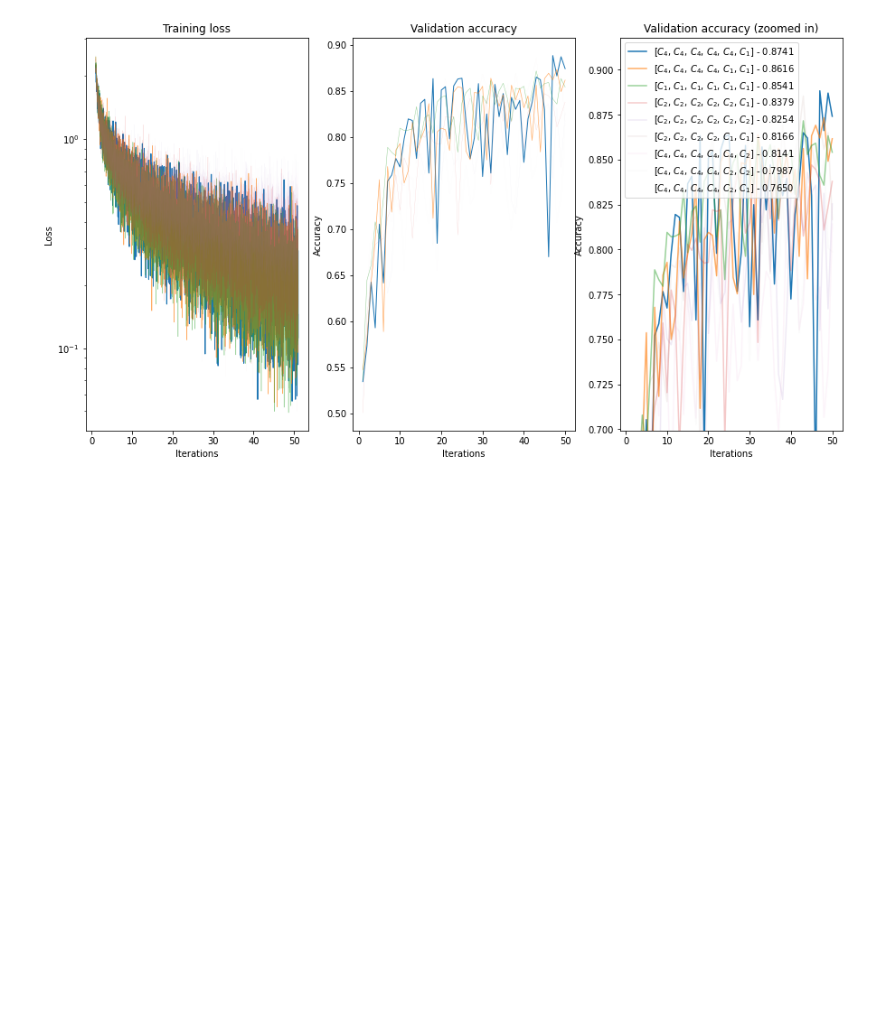
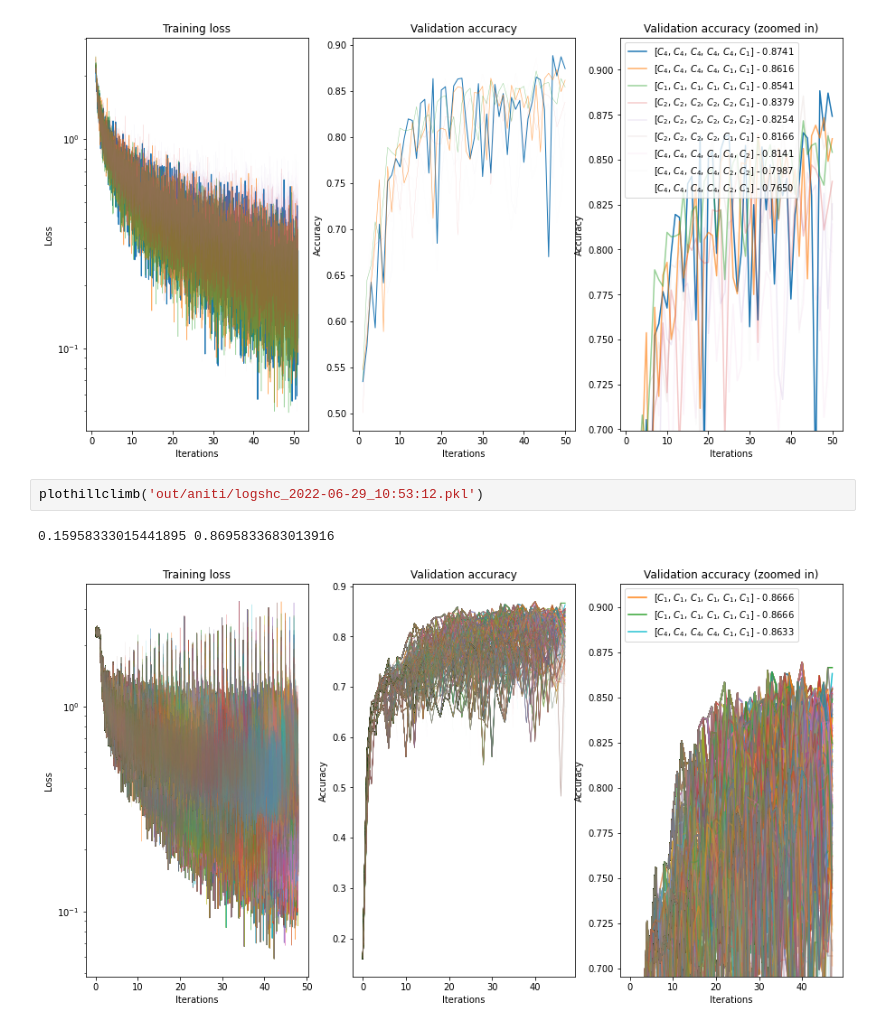
Before and after one commit to k8lion/equiNAS, a Jupyter notebook: plot.ipynb, the cells around one changed output. Drawn from its saved outputs; the diff is of its cells as text; blank space fills up the shorter version.

```diff
--- a/plot.ipynb
+++ b/plot.ipynb
@@ -66,3 +66,8 @@ plothillclimb('out/logshc_2022-06-28_10:16:20.pkl')
 # %% [output]
 0.7262499928474426 0.8741666674613953
 [figure]
+# %%
+plothillclimb('out/aniti/logshc_2022-06-29_10:53:12.pkl')
+# %% [output]
+0.15958333015441895 0.8695833683013916
+[figure, added]
```
Also changed, not shown: parts of 5 cells of this notebook, 3 other files.
